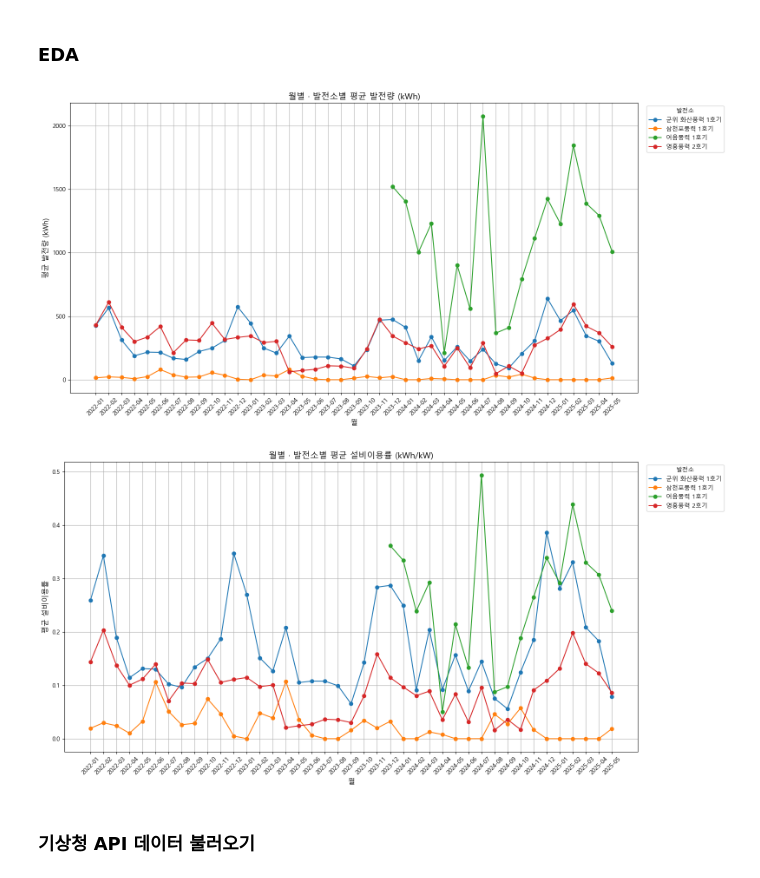
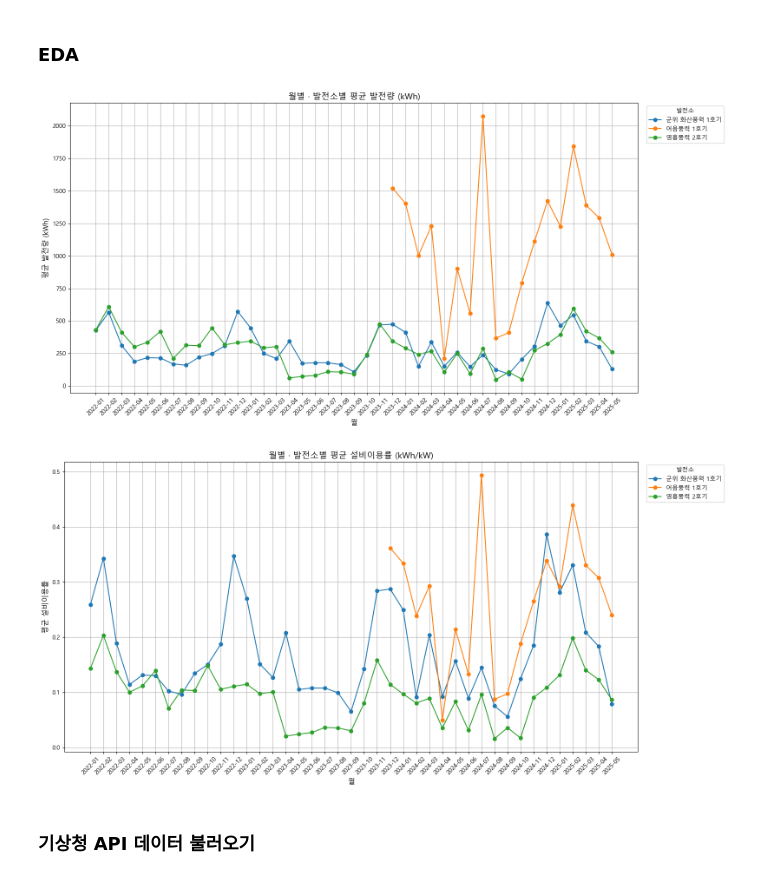
Before and after one commit to seoyoung7879/predict_energy, a Jupyter notebook: 경국/기상청/add_weather_wind.ipynb, the cells around one changed output. Saved outputs shown, nothing was run; the diff lists cells and outputs as text; code cells hidden in the pictures.

```diff
--- a/경국/기상청/add_weather_wind.ipynb
+++ b/경국/기상청/add_weather_wind.ipynb
@@ -32,6 +32,9 @@ plt.rcParams['axes.unicode_minus'] = False
 # ✅ 1. CSV 파일 불러오기
 file_path = '한국남동발전_시간대별_풍력_발전실적_최종_진짜최종.csv'
 df = pd.read_csv(file_path, encoding='utf-8-sig')
+# ✅ '삼천포풍력' 제외
+df = df[df['발전구분'] != '삼천포풍력']
+
 
 # ✅ 2. 날짜 변환 및 월 컬럼 생성
 df['일자'] = pd.to_datetime(df['일자'])
@@ -48,32 +51,32 @@ df['설비이용률'] = df['발전량(kWh)'] / (df['설비용량(MW)'] * 1000)
 monthly_util = df.groupby(['월', '발전소'])['설비이용률'].mean().reset_index()
 
 # ✅ 6. 그래프 1: 월별 · 발전소별 평균 발전량
 plt.figure(figsize=(16, 8))
 for name, group in monthly_avg.groupby('발전소'):
     plt.plot(group['월'].astype(str), group['발전량(kWh)'], marker='o', label=name)
 
 plt.title('월별 · 발전소별 평균 발전량 (kWh)', fontsize=14)
 plt.xlabel('월', fontsize=12)
 plt.ylabel('평균 발전량 (kWh)', fontsize=12)
 plt.xticks(rotation=45)
 plt.grid(True)
 plt.legend(title='발전소', bbox_to_anchor=(1.01, 1), loc='upper left')
 plt.tight_layout()
 plt.show()
 
 # ✅ 7. 그래프 2: 월별 · 발전소별 평균 설비이용률
 plt.figure(figsize=(16, 8))
 for name, group in monthly_util.groupby('발전소'):
     plt.plot(group['월'].astype(str), group['설비이용률'], marker='o', label=name)
 
 plt.title('월별 · 발전소별 평균 설비이용률 (kWh/kW)', fontsize=14)
 plt.xlabel('월', fontsize=12)
 plt.ylabel('평균 설비이용률', fontsize=12)
 plt.xticks(rotation=45)
 plt.grid(True)
 plt.legend(title='발전소', bbox_to_anchor=(1.01, 1), loc='upper left')
 plt.tight_layout()
 plt.show()
 # %% [output]
-[figure, old version]
+[figure, new version]
-[figure, old version]
+[figure, new version]
```
Also changed, not shown: parts of 3 cells of this notebook, 2 other files.
